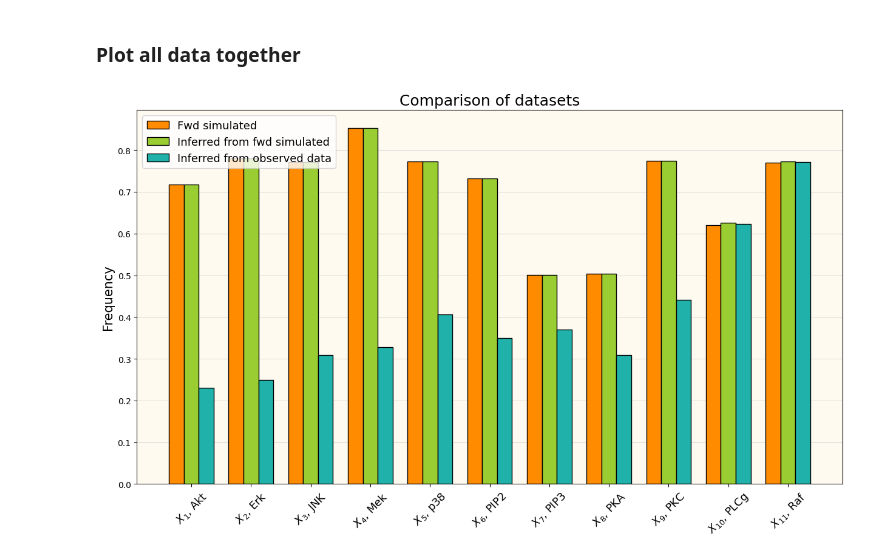
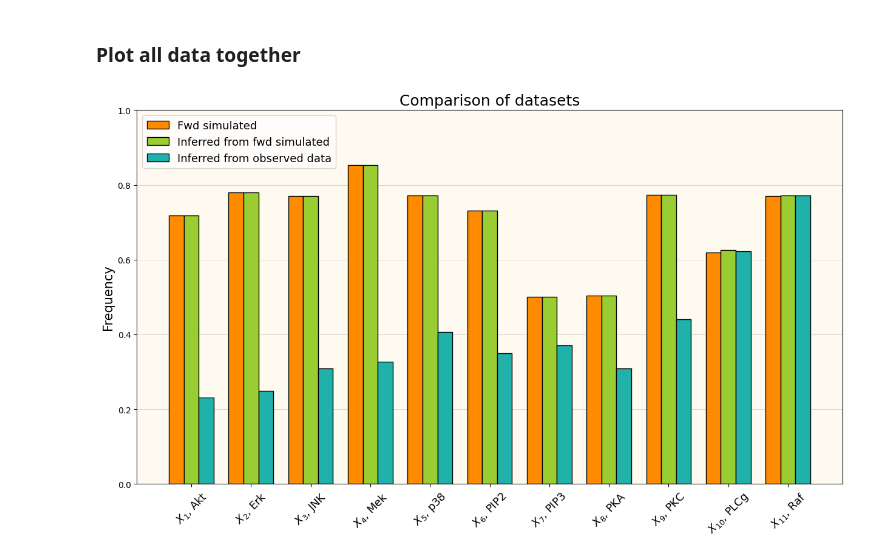
Before and after one commit to AblaZe42/MODCOM_PROJECT, a Jupyter notebook: part_ii.ipynb, the cells around one changed output. Drawn from its saved outputs; the diff is of its cells as text; code cells hidden in the pictures.

```diff
--- a/part_ii.ipynb
+++ b/part_ii.ipynb
@@ -476,31 +476,32 @@ bar_width = 0.25
 # Set positions for bars on X-axis
 r1 = np.arange(len(categories))
 r2 = [x + bar_width for x in r1]
 r3 = [x + bar_width for x in r2]
 
 fwd_sim = fwd_sim_data.mean()
 inf_fwd = fwd_sim_inf_percentages
 inf_sachs = percentages_sachs
 
 #ax = plt.subplots()
 fig1,ax = plt.subplots(figsize=(15, 8))
 
 ax.bar(r1,fwd_sim,color='darkorange',width=bar_width,label=datasets[0],edgecolor='black')
 ax.bar(r2,inf_fwd,color='yellowgreen',width=bar_width,label=datasets[1],edgecolor='black')
 ax.bar(r3,inf_sachs,color='lightseagreen',width=bar_width,label=datasets[2],edgecolor='black')
 
 plt.ylabel('Frequency',fontsize=15)
+plt.ylim(0,1)
 plt.xticks([r + bar_width for r in range(len(categories))], categories, rotation=45,fontsize=13)
 plt.title('Comparison of datasets',fontsize=18)
 ax.set_facecolor('floralwhite')
 ax.set_axisbelow(True)
 plt.grid(axis='y', linestyle='-', linewidth=0.7,color='lightgray')  # Add gridlines for better readability
 
 # Add legend
 plt.legend(loc='upper left',fontsize=13)
 
 plt.show()
 
 fig1.savefig('comparison_part_ii.png')
 # %% [output]
-[figure, old version]
+[figure, new version]
```
Also changed, not shown: 3 other files.
